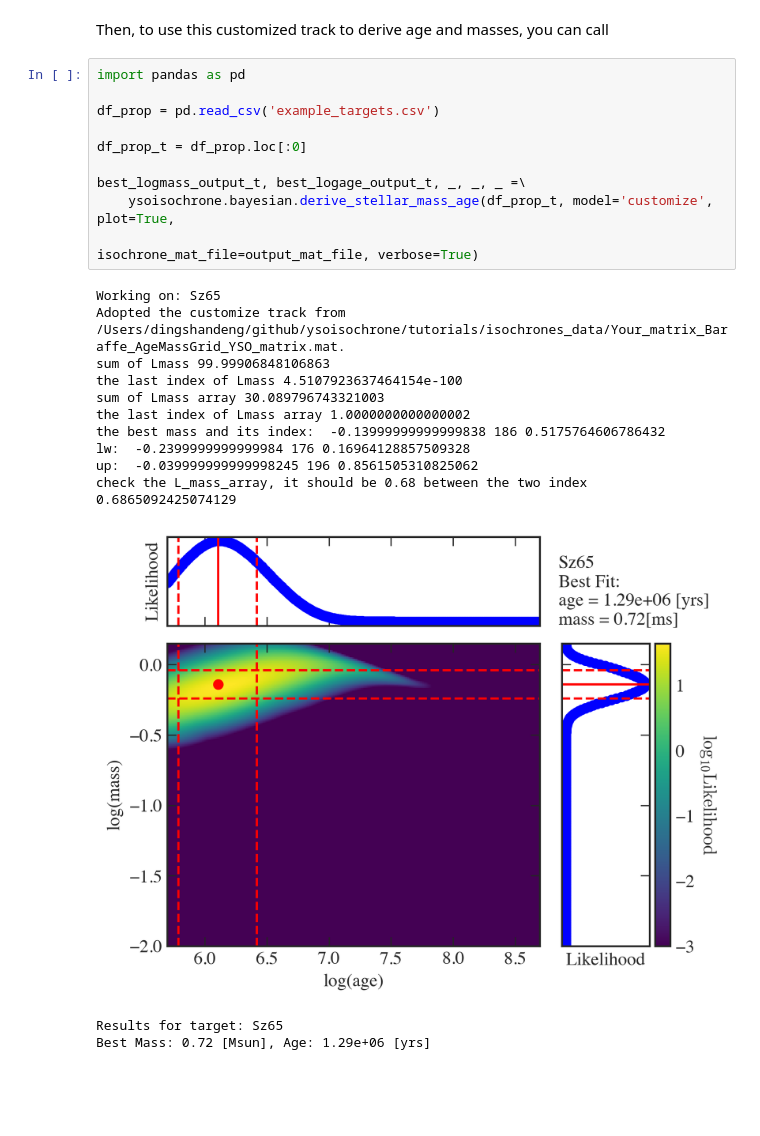
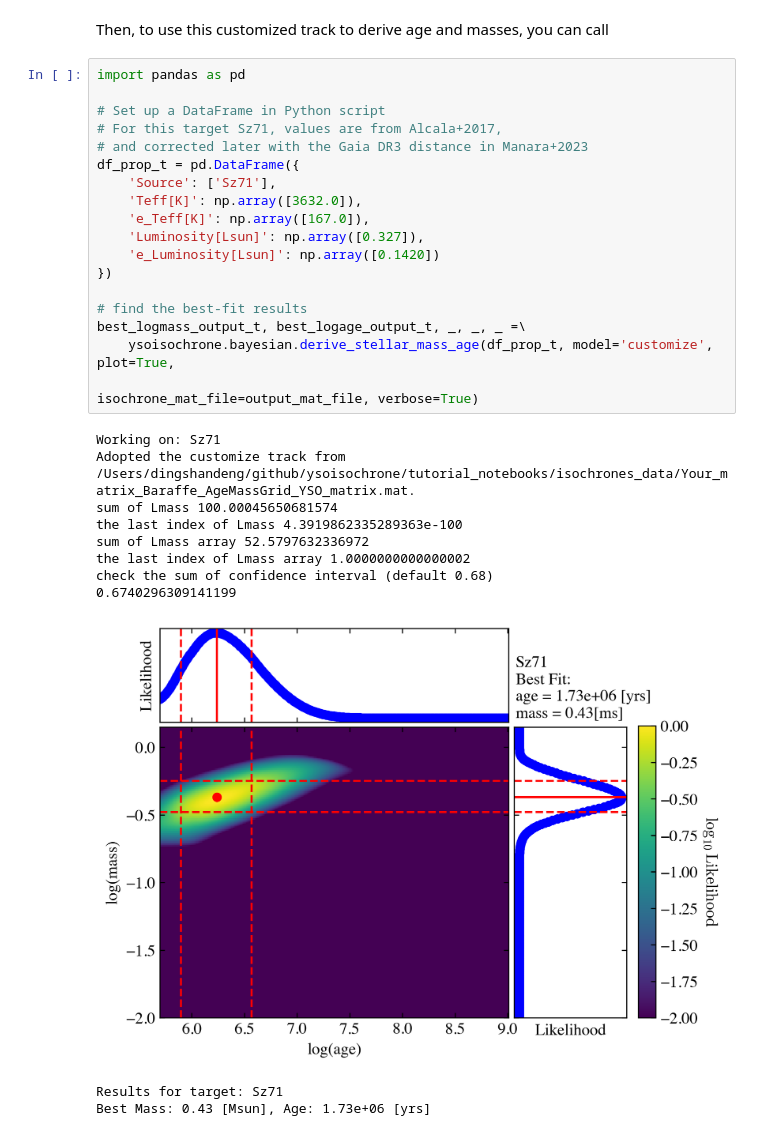
Before and after one commit to DingshanDeng/ysoisochrone, a Jupyter notebook: docs/source/notebooks/ysoisochrone_customize_isochrone.ipynb, the cells around one changed output. Drawn from its saved outputs; the diff is of its cells as text; blank space fills up the shorter version.

```diff
--- a/docs/source/notebooks/ysoisochrone_customize_isochrone.ipynb
+++ b/docs/source/notebooks/ysoisochrone_customize_isochrone.ipynb
@@ -114,28 +114,33 @@ There are also a few options you could use in the `create_meshgrid`, such as cha
 **NOTE** in the future version, we will add the feature of finding the curve of zero-age-main-sequence from the track, so the grid point beyond that will be removed.
 # %% [markdown]
 Then, to use this customized track to derive age and masses, you can call
-# %%
-import pandas as pd
-
-df_prop = pd.read_csv('example_targets.csv')
-
-df_prop_t = df_prop.loc[:0]
-
-best_logmass_output_t, best_logage_output_t, _, _, _ =\
-    ysoisochrone.bayesian.derive_stellar_mass_age(df_prop_t, model='customize', plot=True,
-                                                  isochrone_mat_file=output_mat_file, verbose=True)
-# %% [output]
-Working on: Sz65
-Adopted the customize track from /Users/dingshandeng/github/ysoisochrone/tutorials/isochrones_data/Your_matrix_Baraffe_AgeMassGrid_YSO_matrix.mat.
-sum of Lmass 99.99906848106863
-the last index of Lmass 4.5107923637464154e-100
-sum of Lmass array 30.089796743321003
-the last index of Lmass array 1.0000000000000002
-the best mass and its index:  -0.13999999999999838 186 0.5175764606786432
-lw:  -0.2399999999999984 176 0.16964128857509328
-up:  -0.039999999999998245 196 0.8561505310825062
-check the L_mass_array, it should be 0.68 between the two index
-0.6865092425074129
-[figure, removed]
-Results for target: Sz65
-Best Mass: 0.72 [Msun], Age: 1.29e+06 [yrs]
+# %%
+import pandas as pd
+
+# Set up a DataFrame in Python script
+# For this target Sz71, values are from Alcala+2017,
+# and corrected later with the Gaia DR3 distance in Manara+2023
+df_prop_t = pd.DataFrame({
+    'Source': ['Sz71'],
+    'Teff[K]': np.array([3632.0]),
+    'e_Teff[K]': np.array([167.0]),
+    'Luminosity[Lsun]': np.array([0.327]),
+    'e_Luminosity[Lsun]': np.array([0.1420])
+})
+
+# find the best-fit results
+best_logmass_output_t, best_logage_output_t, _, _, _ =\
+    ysoisochrone.bayesian.derive_stellar_mass_age(df_prop_t, model='customize', plot=True,
+                                                  isochrone_mat_file=output_mat_file, verbose=True)
+# %% [output]
+Working on: Sz71
+Adopted the customize track from /Users/dingshandeng/github/ysoisochrone/tutorial_notebooks/isochrones_data/Your_matrix_Baraffe_AgeMassGrid_YSO_matrix.mat.
+sum of Lmass 100.00045650681574
+the last index of Lmass 4.3919862335289363e-100
+sum of Lmass array 52.5797632336972
+the last index of Lmass array 1.0000000000000002
+check the sum of confidence interval (default 0.68)
+0.6740296309141199
+[figure, added]
+Results for target: Sz71
+Best Mass: 0.43 [Msun], Age: 1.73e+06 [yrs]
```
Also changed, not shown: parts of 1 cell of this notebook, 5 other files.
